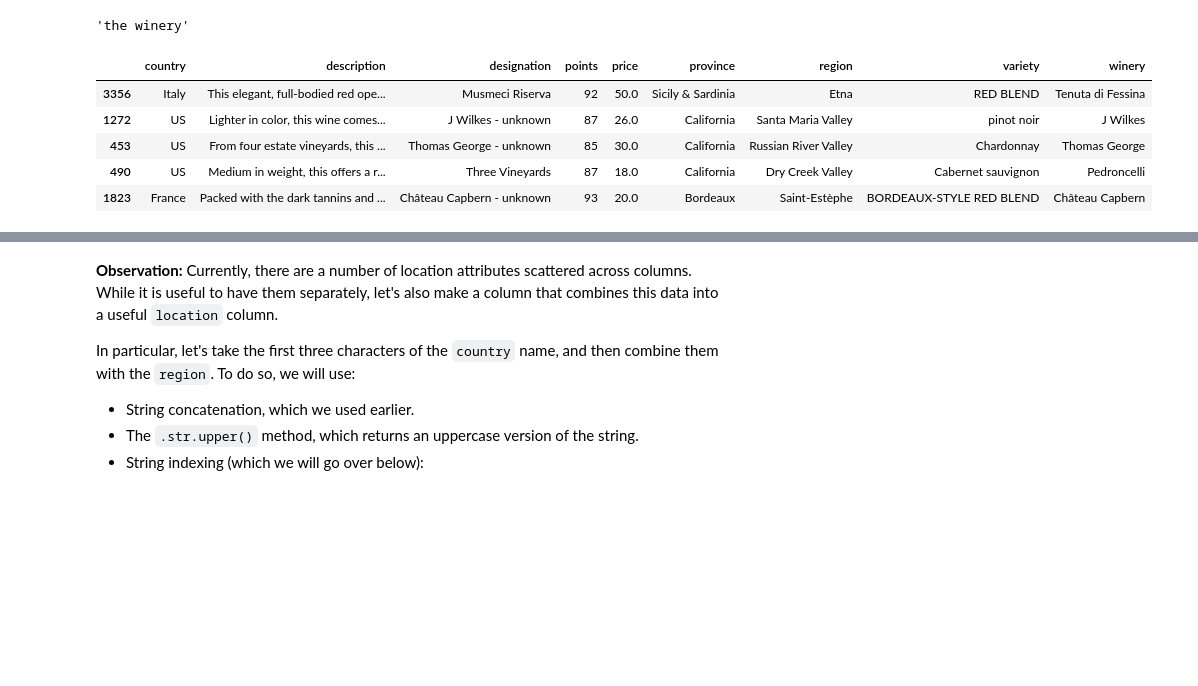
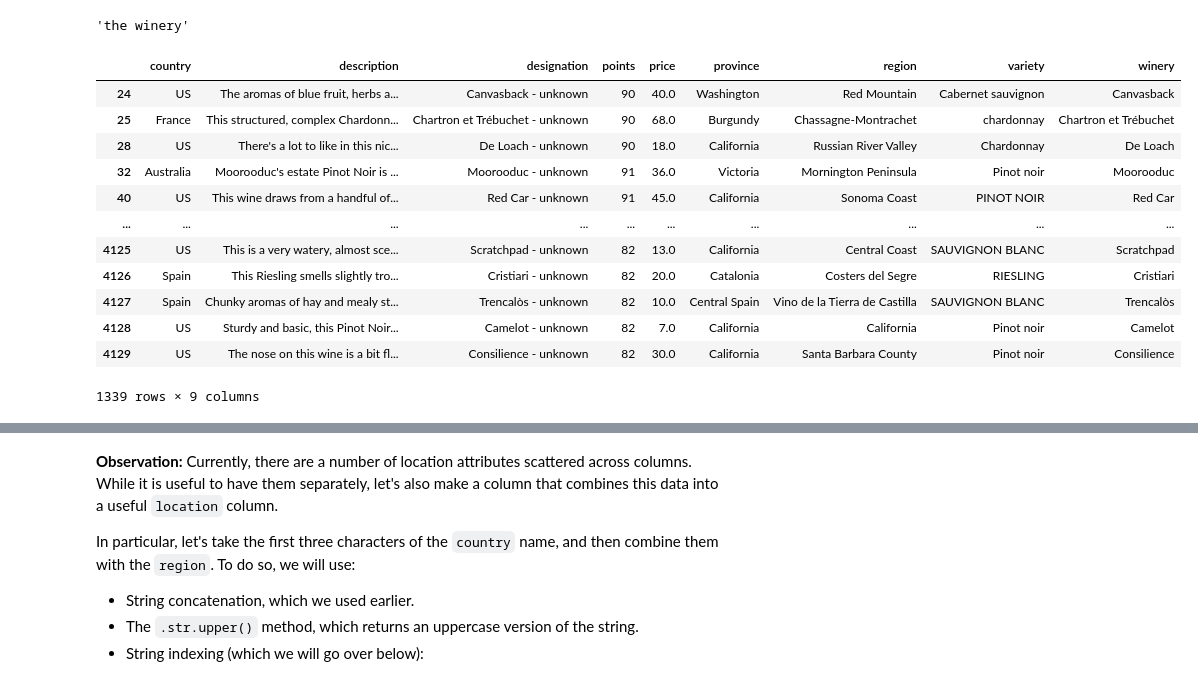
Before and after one commit to datacamp/working-with-text-data-in-python-live-training, a Jupyter notebook: notebooks/working-with-text-data-in-python.ipynb, the cells around one changed output, grey strips where cells are left out. Saved outputs shown, nothing was run; the diff lists cells and outputs as text; code cells hidden in the pictures; blank space fills up the shorter version.

```diff
--- a/notebooks/working-with-text-data-in-python.ipynb
+++ b/notebooks/working-with-text-data-in-python.ipynb
@@ -146,16 +144,22 @@ y + " " + x
 'the winery'
 # %%
 # Fill our designation column with the name of the winery and 'unknown'
-wine_df['designation'].fillna(wine_df['winery'] + " - unknown", inplace=True)
+
 
 # Sample the DataFrame to see the result
-wine_df.sample(5)
 # %% [output]
 |  | country | description | designation | points | price | province | region | variety | winery |
-| 3356 | Italy | This elegant, full-bodied red ope... | Musmeci Riserva | 92 | 50.0 | Sicily & Sardinia | Etna | RED BLEND | Tenuta di Fessina |
-| 1272 | US | Lighter in color, this wine comes... | J Wilkes - unknown | 87 | 26.0 | California | Santa Maria Valley | pinot noir | J Wilkes |
-| 453 | US | From four estate vineyards, this ... | Thomas George - unknown | 85 | 30.0 | California | Russian River Valley | Chardonnay | Thomas George |
-| 490 | US | Medium in weight, this offers a r... | Three Vineyards | 87 | 18.0 | California | Dry Creek Valley | Cabernet sauvignon | Pedroncelli |
-| 1823 | France | Packed with the dark tannins and ... | Château Capbern - unknown | 93 | 20.0 | Bordeaux | Saint-Estèphe | BORDEAUX-STYLE RED BLEND | Château Capbern |
+| 24 | US | The aromas of blue fruit, herbs a... | Canvasback - unknown | 90 | 40.0 | Washington | Red Mountain | Cabernet sauvignon | Canvasback |
+| 25 | France | This structured, complex Chardonn... | Chartron et Trébuchet - unknown | 90 | 68.0 | Burgundy | Chassagne-Montrachet | chardonnay | Chartron et Trébuchet |
+| 28 | US | There's a lot to like in this nic... | De Loach - unknown | 90 | 18.0 | California | Russian River Valley | Chardonnay | De Loach |
+| 32 | Australia | Moorooduc's estate Pinot Noir is ... | Moorooduc - unknown | 91 | 36.0 | Victoria | Mornington Peninsula | Pinot noir | Moorooduc |
+| 40 | US | This wine draws from a handful of... | Red Car - unknown | 91 | 45.0 | California | Sonoma Coast | PINOT NOIR | Red Car |
+| ... | ... | ... | ... | ... | ... | ... | ... | ... | ... |
+| 4125 | US | This is a very watery, almost sce... | Scratchpad - unknown | 82 | 13.0 | California | Central Coast | SAUVIGNON BLANC | Scratchpad |
+| 4126 | Spain | This Riesling smells slightly tro... | Cristiari - unknown | 82 | 20.0 | Catalonia | Costers del Segre | RIESLING | Cristiari |
+| 4127 | Spain | Chunky aromas of hay and mealy st... | Trencalòs - unknown | 82 | 10.0 | Central Spain | Vino de la Tierra de Castilla | SAUVIGNON BLANC | Trencalòs |
+| 4128 | US | Sturdy and basic, this Pinot Noir... | Camelot - unknown | 82 | 7.0 | California | California | Pinot noir | Camelot |
+| 4129 | US | The nose on this wine is a bit fl... | Consilience - unknown | 82 | 30.0 | California | Santa Barbara County | Pinot noir | Consilience |
+1339 rows × 9 columns
 # %%
 # Use .info() again to ensure that we have no more missing values
```
Also changed, not shown: parts of 17 cells of this notebook.
